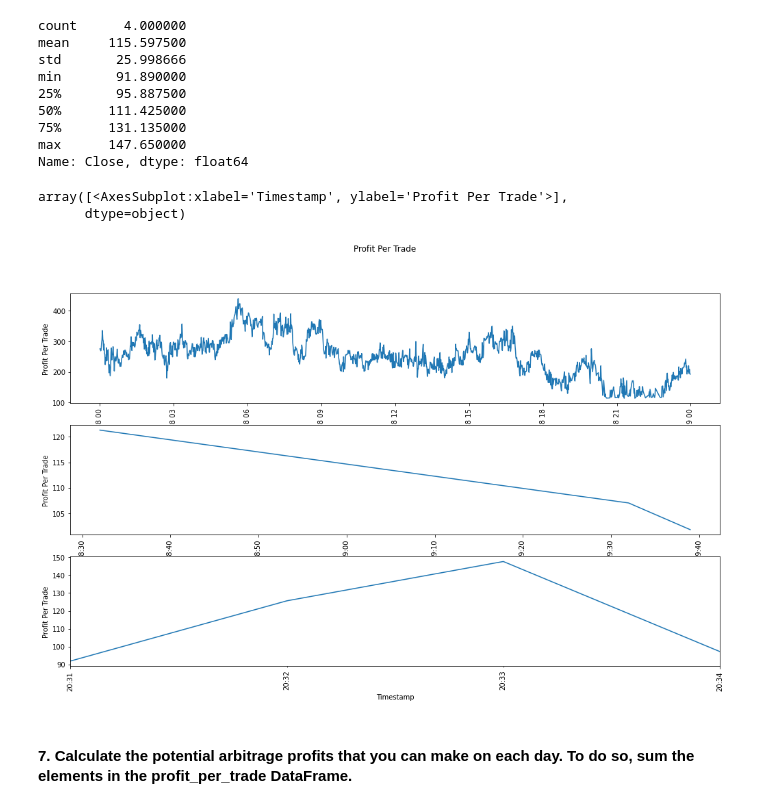
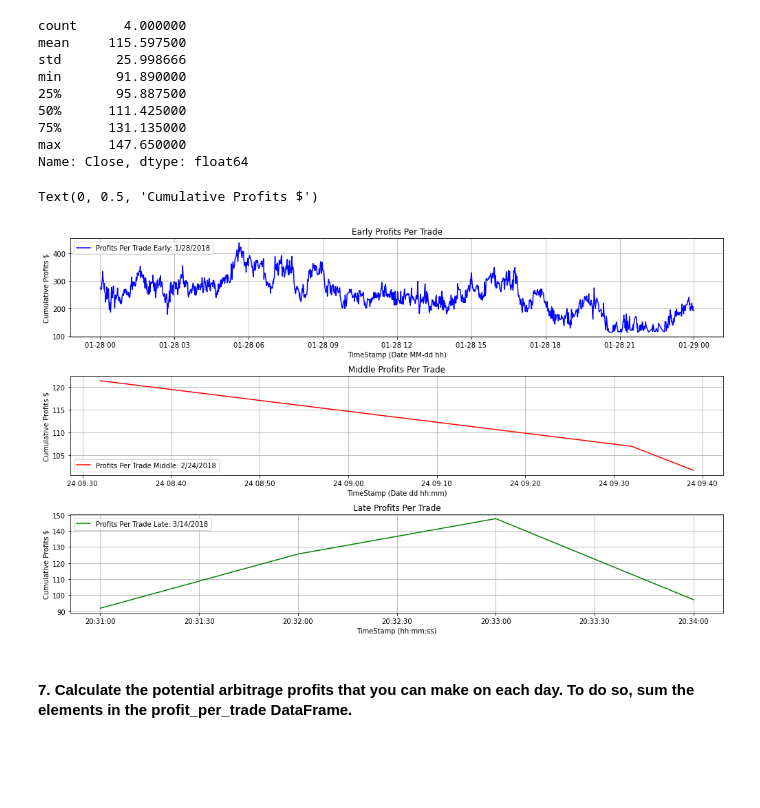
Before and after one commit to scottslusher/Crypto-Arbitrage, a Jupyter notebook: Starter_Code/Starter_Code/crypto_arbitrage.ipynb, the cells around one changed output. Saved outputs shown, nothing was run; the diff lists cells and outputs as text; code cells hidden in the pictures; blank space fills up the shorter version.

```diff
--- a/Starter_Code/Starter_Code/crypto_arbitrage.ipynb
+++ b/Starter_Code/Starter_Code/crypto_arbitrage.ipynb
@@ -787,17 +790,46 @@ max      147.650000
 Name: Close, dtype: float64
 # %%
 # Plot the results for the early profit per trade DataFrame
-fig, axes = plt.subplots(nrows=3, ncols=1, figsize=(17,10))
+# fig, axes = plt.subplots(nrows=3, ncols=1, figsize=(17,10))
 
-profit_per_trade_early.plot(ax = axes[0], subplots=True, rot=90, title="Profit Per Trade", ylabel='Profit Per Trade')
+# profit_per_trade_early.plot(ax = axes[0], subplots=True, rot=90, title="Profit Per Trade", ylabel='Profit Per Trade')
 
-profit_per_trade_middle.plot(ax = axes[1], subplots=True, rot=90, title="Profit Per Trade", ylabel='Profit Per Trade')
+# profit_per_trade_middle.plot(ax = axes[1], subplots=True, rot=90, title="Profit Per Trade", ylabel='Profit Per Trade')
 
-profit_per_trade_late.plot(ax = axes[2], subplots=True, rot=90, title="Profit Per Trade", ylabel='Profit Per Trade')
+# profit_per_trade_late.plot(ax = axes[2], subplots=True, rot=90, title="Profit Per Trade", ylabel='Profit Per Trade')
+
+fig, (ax1, ax2, ax3) = plt.subplots(3, figsize=(17,10))
+plt.subplots_adjust(hspace=.4)
+
+ax1.plot(profit_per_trade_early, color='blue')
+
+ax2.plot(profit_per_trade_middle, color='red')
+
+ax3.plot(profit_per_trade_late, color='green')
+
+ax1.legend(['Profits Per Trade Early: 1/28/2018'],loc="upper left")
+ax2.legend(['Profits Per Trade Middle: 2/24/2018'],loc="lower left")
+ax3.legend(['Profits Per Trade Late: 3/14/2018'],loc="upper left")
+
+ax1.set_title('Early Profits Per Trade')
+ax2.set_title('Middle Profits Per Trade')
+ax3.set_title('Late Profits Per Trade')
+
+ax1.grid(True)
+ax2.grid(True)
+ax3.grid(True)
+
+ax1.set_xlabel('TimeStamp (Date MM-dd hh)')
+ax1.set_ylabel('Cumulative Profits $')
+
+ax2.set_xlabel('TimeStamp (Date dd hh:mm)')
+ax2.set_ylabel('Cumulative Profits $')
+
+ax3.set_xlabel('TimeStamp (hh:mm:ss)')
+ax3.set_ylabel('Cumulative Profits $')
 # %% [output]
-array([<AxesSubplot:xlabel='Timestamp', ylabel='Profit Per Trade'>],
-      dtype=object)
+Text(0, 0.5, 'Cumulative Profits $')
-[figure, old version]
+[figure, new version]
 # %% [markdown]
 #### 7. Calculate the potential arbitrage profits that you can make on each day. To do so, sum the elements in the profit_per_trade DataFrame.
 # %%
```
Also changed, not shown: parts of 13 cells of this notebook.
